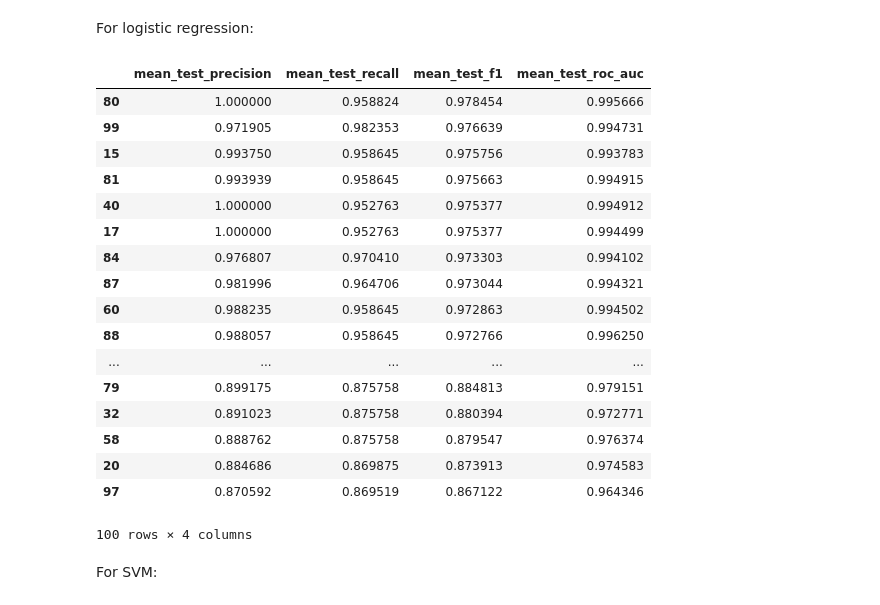
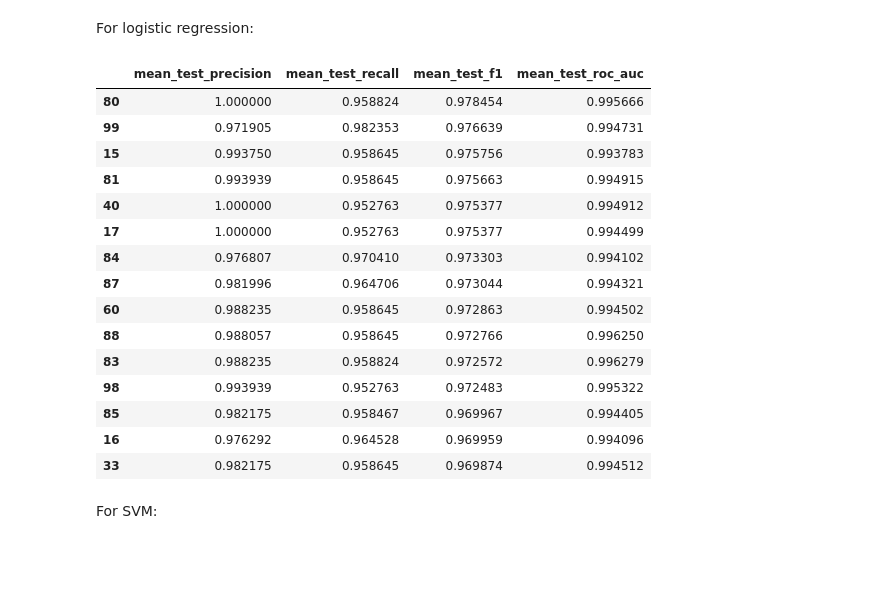
Before and after one commit to CJosephides/WDBC, a Jupyter notebook: wdbc.ipynb, the cells around one changed output. Saved outputs shown, nothing was run; the diff lists cells and outputs as text; code cells hidden in the pictures; blank space fills up the shorter version.

```diff
--- a/wdbc.ipynb
+++ b/wdbc.ipynb
@@ -449,26 +449,24 @@ forest_cv = pd.DataFrame(forest_grid.cv_results_)
 # %% [markdown]
 For logistic regression:
 # %%
-logistic_cv[[ "mean_" + "_".join(m) for m in product(("test",), scoring) ]].sort_values(by="mean_test_f1", ascending=False)
+logistic_cv[[ "mean_" + "_".join(m) for m in product(("test",), scoring) ]].sort_values(by="mean_test_f1", ascending=False).head(10)
 # %% [output]
 |  | mean_test_precision | mean_test_recall | mean_test_f1 | mean_test_roc_auc |
 | 80 | 1.000000 | 0.958824 | 0.978454 | 0.995666 |
 | 99 | 0.971905 | 0.982353 | 0.976639 | 0.994731 |
 | 15 | 0.993750 | 0.958645 | 0.975756 | 0.993783 |
 | 81 | 0.993939 | 0.958645 | 0.975663 | 0.994915 |
 | 40 | 1.000000 | 0.952763 | 0.975377 | 0.994912 |
 | 17 | 1.000000 | 0.952763 | 0.975377 | 0.994499 |
 | 84 | 0.976807 | 0.970410 | 0.973303 | 0.994102 |
 | 87 | 0.981996 | 0.964706 | 0.973044 | 0.994321 |
 | 60 | 0.988235 | 0.958645 | 0.972863 | 0.994502 |
 | 88 | 0.988057 | 0.958645 | 0.972766 | 0.996250 |
-| ... | ... | ... | ... | ... |
-| 79 | 0.899175 | 0.875758 | 0.884813 | 0.979151 |
-| 32 | 0.891023 | 0.875758 | 0.880394 | 0.972771 |
-| 58 | 0.888762 | 0.875758 | 0.879547 | 0.976374 |
-| 20 | 0.884686 | 0.869875 | 0.873913 | 0.974583 |
-| 97 | 0.870592 | 0.869519 | 0.867122 | 0.964346 |
+| 83 | 0.988235 | 0.958824 | 0.972572 | 0.996279 |
+| 98 | 0.993939 | 0.952763 | 0.972483 | 0.995322 |
+| 85 | 0.982175 | 0.958467 | 0.969967 | 0.994405 |
+| 16 | 0.976292 | 0.964528 | 0.969959 | 0.994096 |
+| 33 | 0.982175 | 0.958645 | 0.969874 | 0.994512 |
-100 rows × 4 columns
 # %% [markdown]
 For SVM:
 # %%
```
Also changed, not shown: parts of 2 cells of this notebook.
